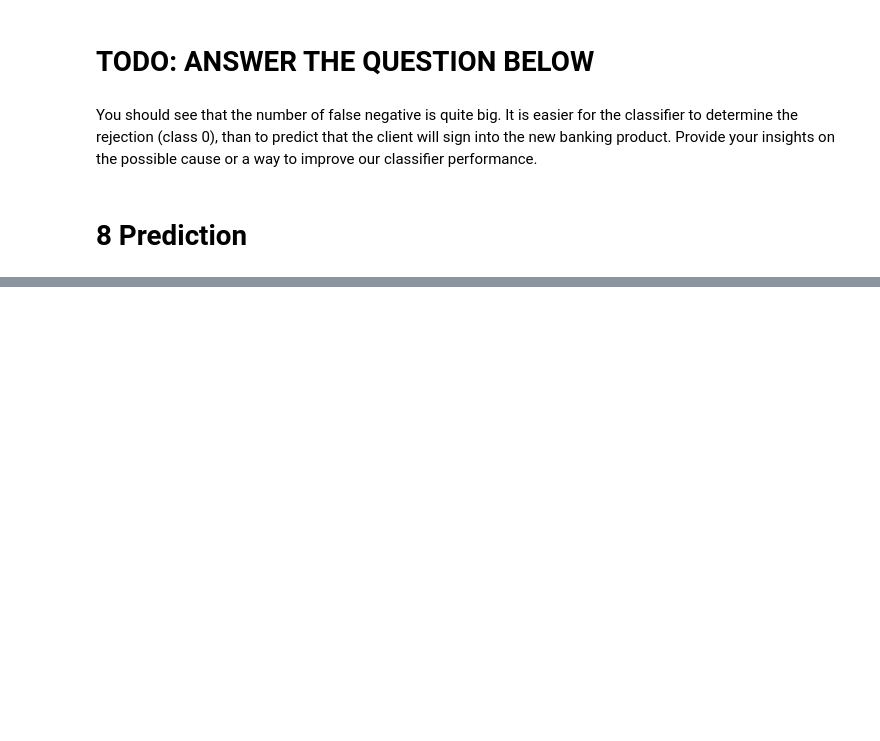
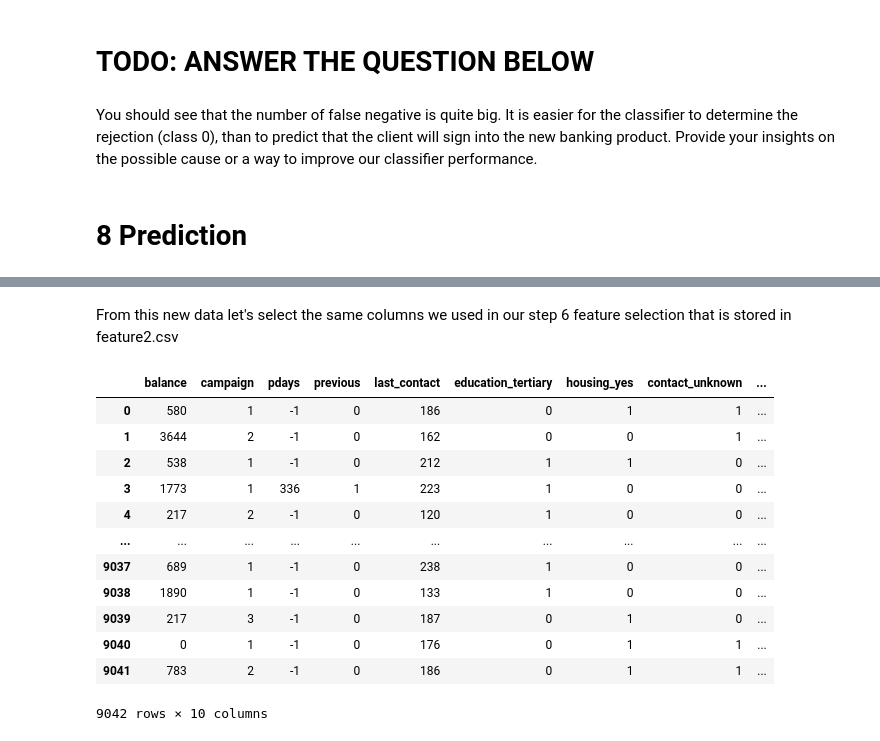
Before and after one commit to EmaTran/CSIS3290_GroupProject, a Jupyter notebook: MiniProject2/CSIS3290_MiniProject2.ipynb, the cells around one changed output, grey strips where cells are left out. Cells and saved outputs as stored; diff of their text form; code cells hidden in the pictures; blank space fills up the shorter version.

```diff
--- a/MiniProject2/CSIS3290_MiniProject2.ipynb
+++ b/MiniProject2/CSIS3290_MiniProject2.ipynb
@@ -946,0 +958,18 @@ You should see that the number of false negative is quite big. It is easier for
+# %% [markdown]
+From this new data let's select the same columns we used in our step 6 feature selection that is stored in  feature2.csv
+# %%
+pd.read_csv('feature1.csv')
+# %% [output]
+|  | balance | campaign | pdays | previous | last_contact | education_tertiary | housing_yes | contact_unknown | ... |
+| 0 | 580 | 1 | -1 | 0 | 186 | 0 | 1 | 1 | ... |
+| 1 | 3644 | 2 | -1 | 0 | 162 | 0 | 0 | 1 | ... |
+| 2 | 538 | 1 | -1 | 0 | 212 | 1 | 1 | 0 | ... |
+| 3 | 1773 | 1 | 336 | 1 | 223 | 1 | 0 | 0 | ... |
+| 4 | 217 | 2 | -1 | 0 | 120 | 1 | 0 | 0 | ... |
+| ... | ... | ... | ... | ... | ... | ... | ... | ... | ... |
+| 9037 | 689 | 1 | -1 | 0 | 238 | 1 | 0 | 0 | ... |
+| 9038 | 1890 | 1 | -1 | 0 | 133 | 1 | 0 | 0 | ... |
+| 9039 | 217 | 3 | -1 | 0 | 187 | 0 | 1 | 0 | ... |
+| 9040 | 0 | 1 | -1 | 0 | 176 | 0 | 1 | 1 | ... |
+| 9041 | 783 | 2 | -1 | 0 | 186 | 0 | 1 | 1 | ... |
+9042 rows × 10 columns
```
Also changed, not shown: parts of 4 cells of this notebook.
